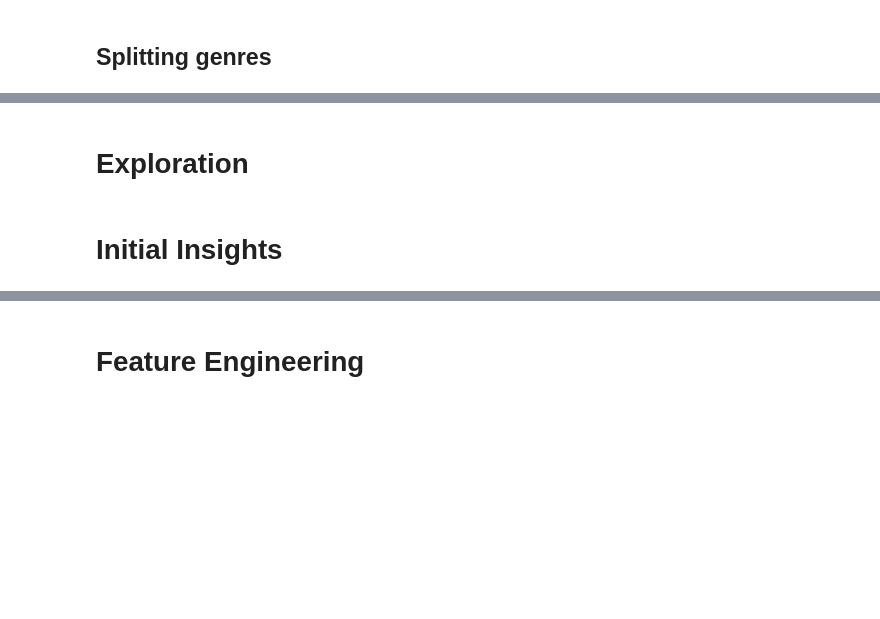
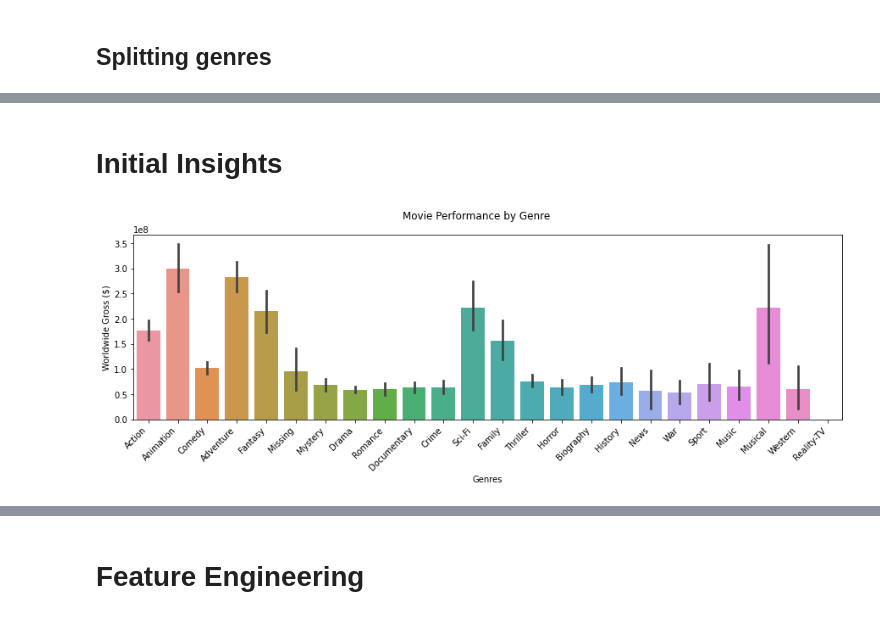
Before and after one commit to BenJMcCarty/BMC_P1P_Redo, a Jupyter notebook: student.ipynb, the cells around one changed output, grey strips where cells are left out. Cells and saved outputs as stored; diff of their text form; code cells hidden in the pictures; blank space fills up the shorter version.

```diff
--- a/student.ipynb
+++ b/student.ipynb
@@ -185,0 +405,7 @@ display(df_filled.isna().sum())
+# %%
+release_month = []
+
+for movie in df_filled['release_date']:
+    release_month.append(movie[:3])
+
+df_filled['release_month'] = release_month
@@ -185,0 +501,3 @@ display(df_filled.isna().sum())
+# %%
+df_filled['season'] = season
+df_filled['season']
@@ -193,3 +581,3 @@ df_filled['genres_list'][0]
 # %%
-# plot_df = df_filled.explode('genres_list')
-# plot_df
+plot_df = df_filled.explode('genres_list')
+plot_df
@@ -211,4 +598,13 @@ df_filled['genres_list'][0]
-# %% [markdown]
-# Exploration
 # %% [markdown]
 # Initial Insights
+# %%
+## Visualizing results
+
+plt.figure(figsize=(15,4))
+sns.barplot(data=plot_df, x= 'genres_list', y='worldwide_gross')
+plt.xticks(rotation=45, ha= 'right')
+plt.suptitle('Movie Performance by Genre')
+plt.xlabel('Genres')
+plt.ylabel('Worldwide Gross ($)');
+# %% [output]
+[figure, added]
```
Also changed, not shown: parts of 34 cells of this notebook.
